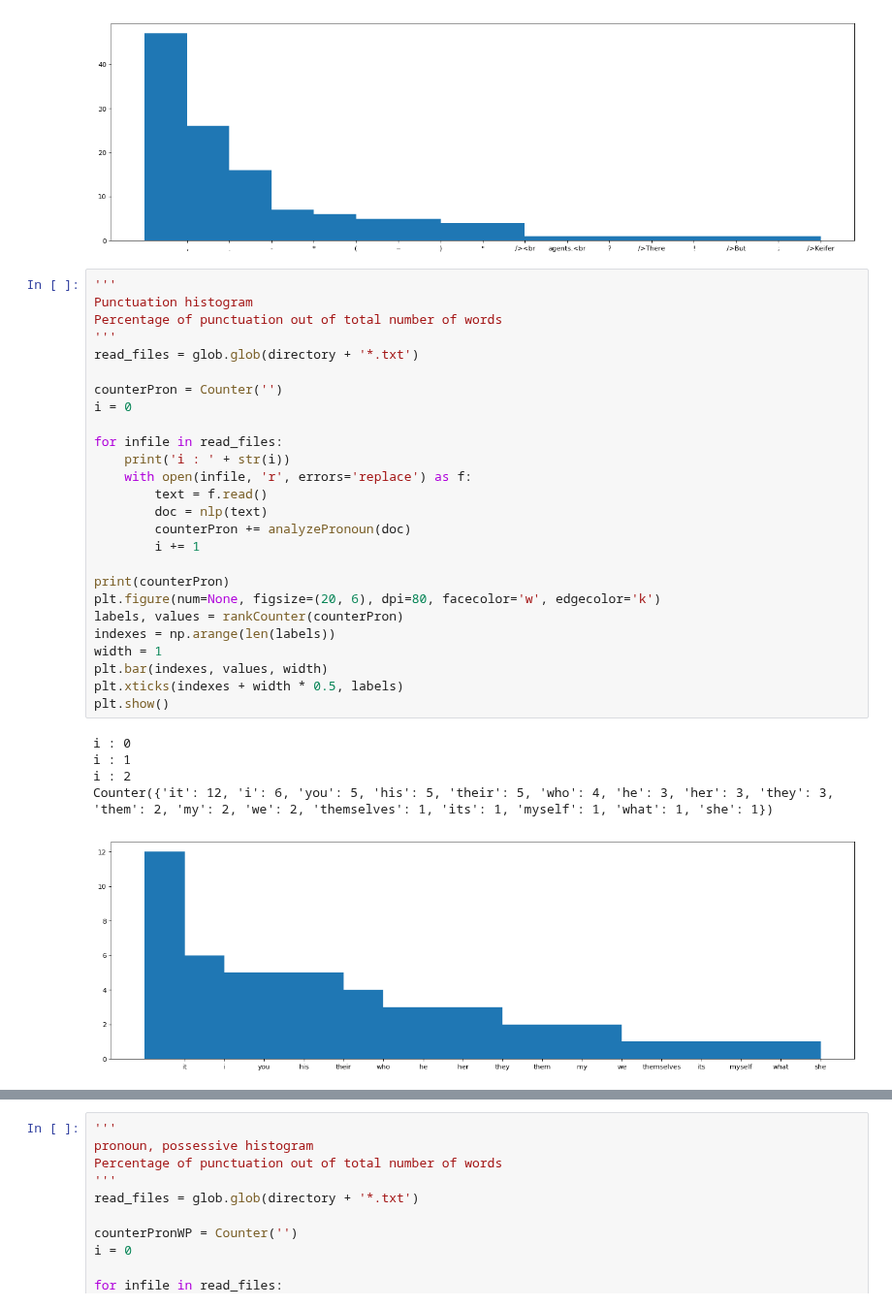
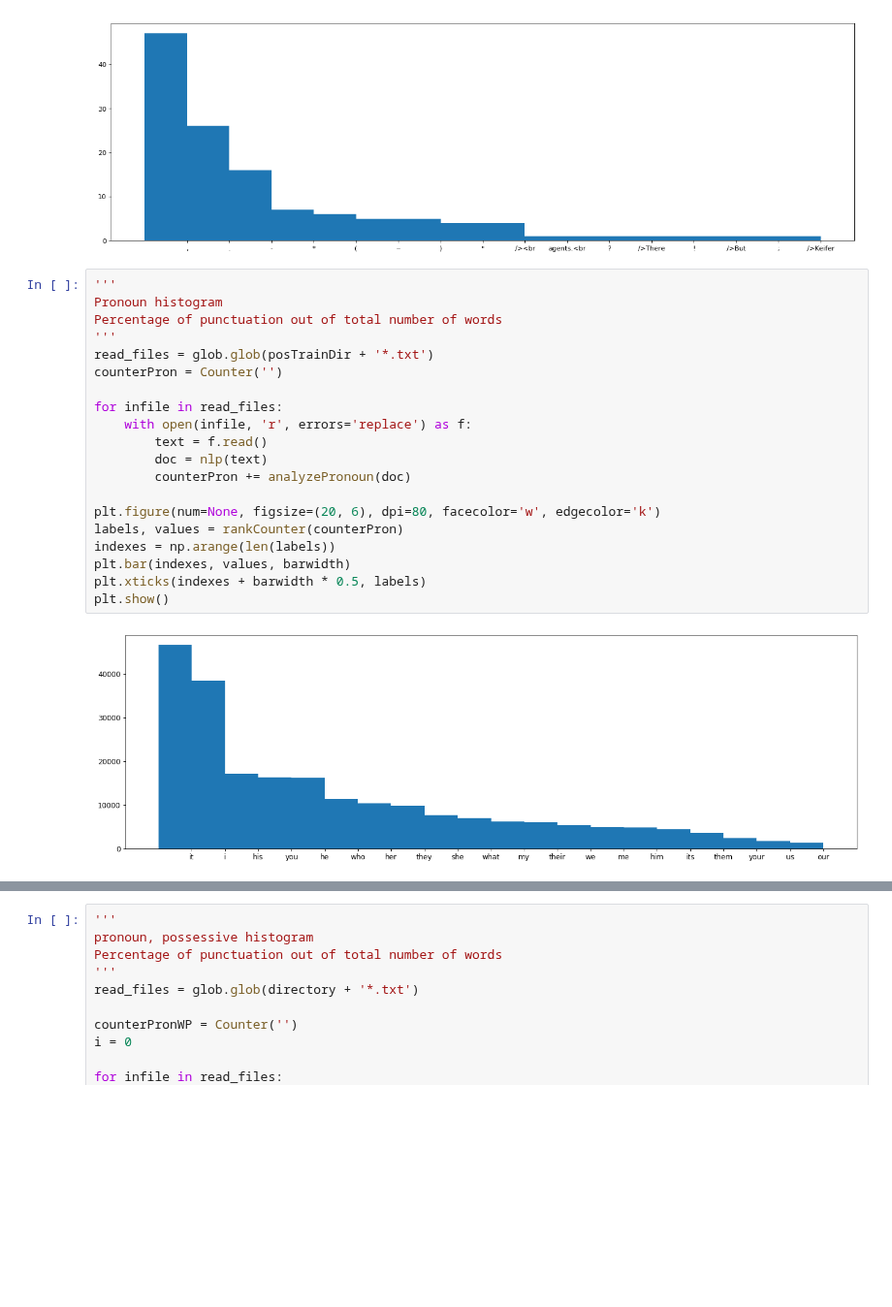
Before and after one commit to lucerne/com_metrics_chatbot, a Jupyter notebook: code/analysis/analyze_aclImdb.ipynb, the cells around one changed output, grey strips where cells are left out. Shown at 97% size. Saved outputs shown, nothing was run; the diff lists cells and outputs as text; blank space fills up the shorter version.

```diff
--- a/code/analysis/analyze_aclImdb.ipynb
+++ b/code/analysis/analyze_aclImdb.ipynb
@@ -347,33 +351,23 @@ percent of puncutation symbol is : 12.52465483234714
 [figure]
 # %%
 '''
-Punctuation histogram
+Pronoun histogram
 Percentage of punctuation out of total number of words
 '''
-read_files = glob.glob(directory + '*.txt')
-
+read_files = glob.glob(posTrainDir + '*.txt')
 counterPron = Counter('')
-i = 0
 
 for infile in read_files:
-    print('i : ' + str(i))
     with open(infile, 'r', errors='replace') as f:
         text = f.read()
         doc = nlp(text)
         counterPron += analyzePronoun(doc)
-        i += 1
 
-print(counterPron)
 plt.figure(num=None, figsize=(20, 6), dpi=80, facecolor='w', edgecolor='k')
 labels, values = rankCounter(counterPron)
 indexes = np.arange(len(labels))
-width = 1
-plt.bar(indexes, values, width)
-plt.xticks(indexes + width * 0.5, labels)
+plt.bar(indexes, values, barwidth)
+plt.xticks(indexes + barwidth * 0.5, labels)
 plt.show()
 # %% [output]
-i : 0
-i : 1
-i : 2
-Counter({'it': 12, 'i': 6, 'you': 5, 'his': 5, 'their': 5, 'who': 4, 'he': 3, 'her': 3, 'they': 3, 'them': 2, 'my': 2, 'we': 2, 'themselves': 1, 'its': 1, 'myself': 1, 'what': 1, 'she': 1})
-[figure, old version]
+[figure, new version]
```
Also changed, not shown: parts of 15 cells of this notebook.
